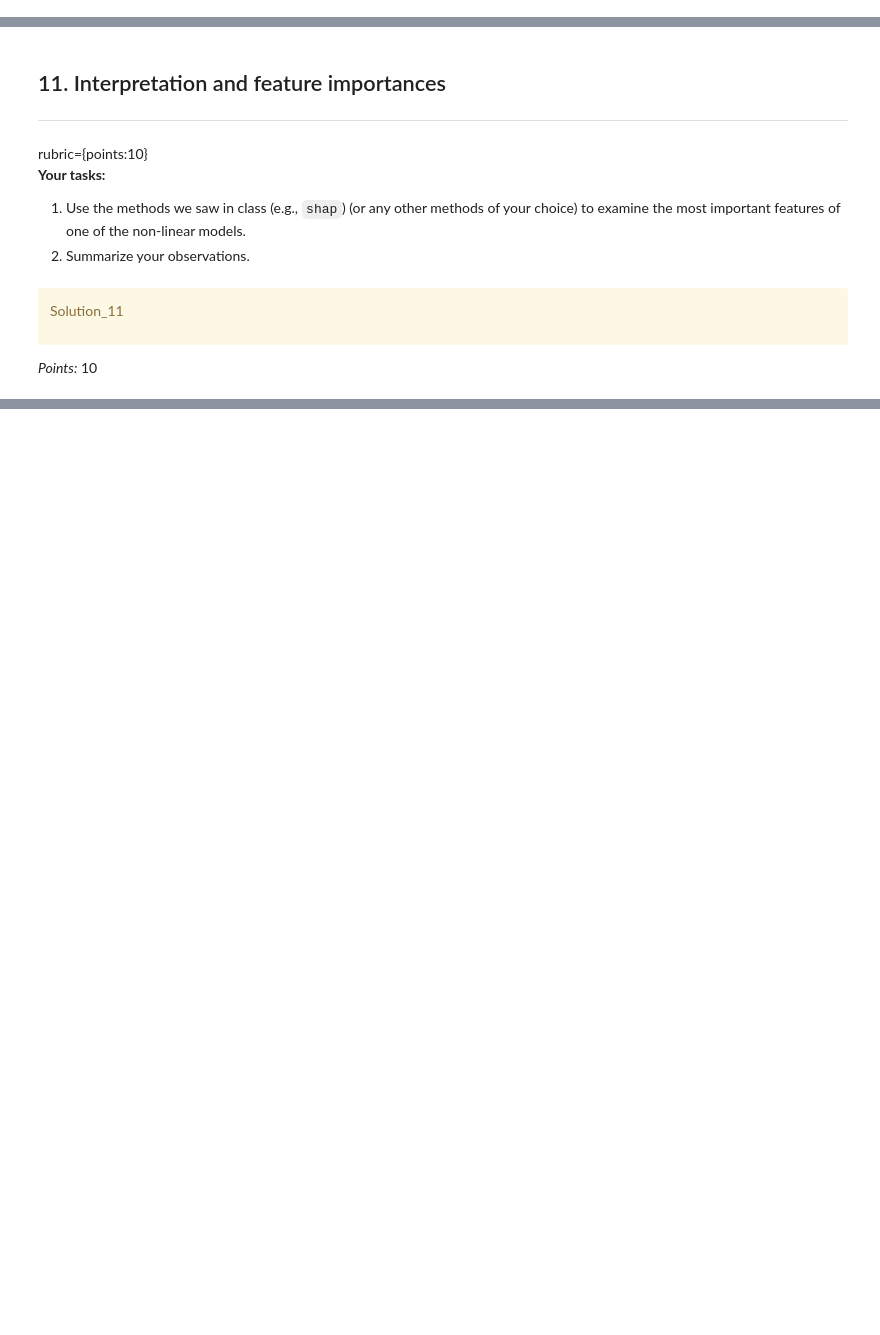
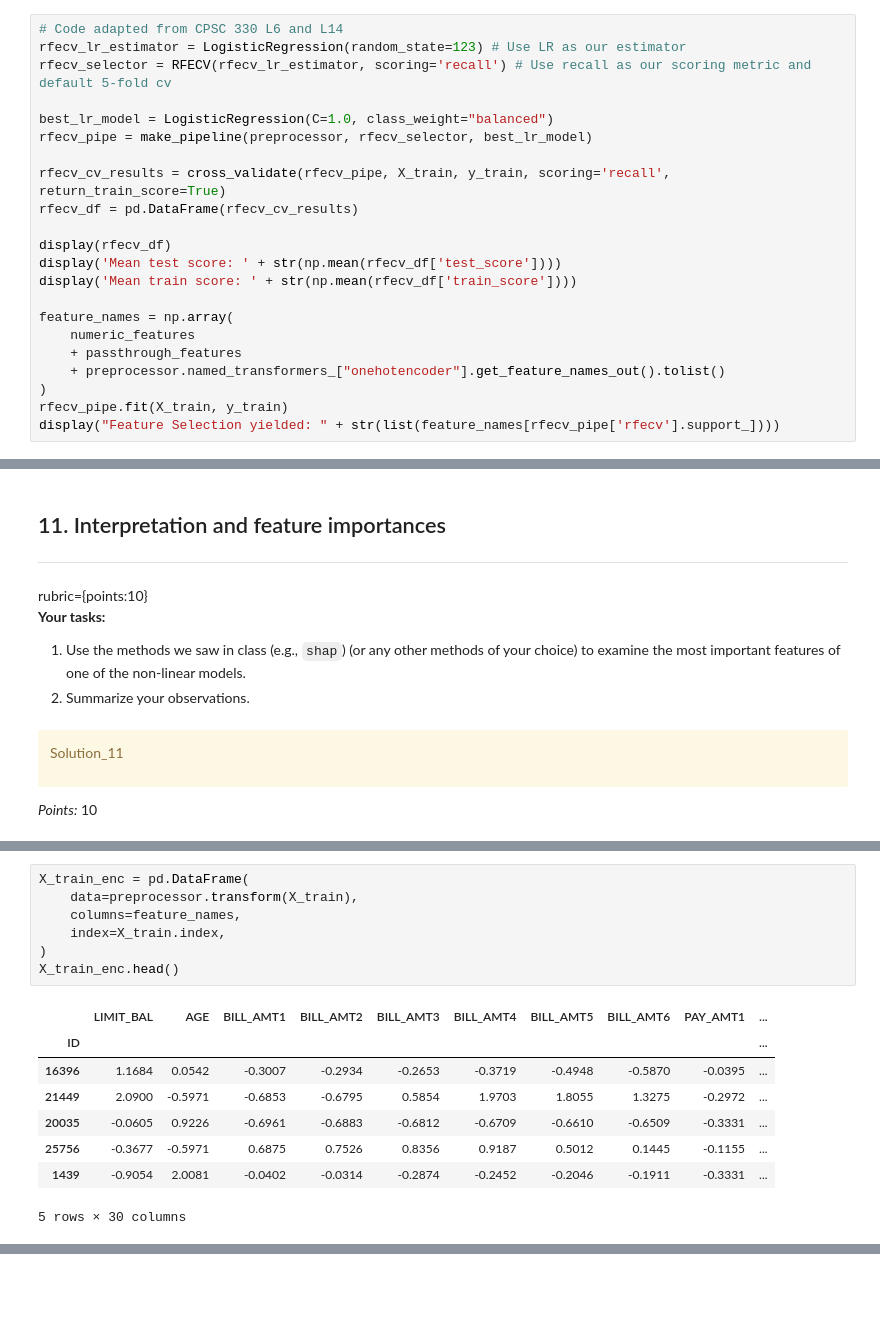
Before and after one commit to ritvikj7/Credit-Card-Default-Predictor, a Jupyter notebook: hw5.ipynb, the cells around one changed output, grey strips where cells are left out. Cells and saved outputs as stored; diff of their text form; blank space fills up the shorter version.

Commit message:
CPSC-330: question 12

```diff
--- a/hw5.ipynb
+++ b/hw5.ipynb
@@ -839,0 +838,22 @@ Ellipsis
+# %%
+# Code adapted from CPSC 330 L6 and L14
+rfecv_lr_estimator = LogisticRegression(random_state=123) # Use LR as our estimator
+rfecv_selector = RFECV(rfecv_lr_estimator, scoring='recall') # Use recall as our scoring metric and default 5-fold cv
+
+best_lr_model = LogisticRegression(C=1.0, class_weight="balanced")
+rfecv_pipe = make_pipeline(preprocessor, rfecv_selector, best_lr_model)
+
+rfecv_cv_results = cross_validate(rfecv_pipe, X_train, y_train, scoring='recall', return_train_score=True)
+rfecv_df = pd.DataFrame(rfecv_cv_results)
+
+display(rfecv_df)
+display('Mean test score: ' + str(np.mean(rfecv_df['test_score'])))
+display('Mean train score: ' + str(np.mean(rfecv_df['train_score'])))
+
+feature_names = np.array(
+    numeric_features
+    + passthrough_features
+    + preprocessor.named_transformers_["onehotencoder"].get_feature_names_out().tolist()
+)
+rfecv_pipe.fit(X_train, y_train)
+display("Feature Selection yielded: " + str(list(feature_names[rfecv_pipe['rfecv'].support_])))
@@ -943,0 +978,16 @@ _Type your answer here, replacing this text._
+# %%
+X_train_enc = pd.DataFrame(
+    data=preprocessor.transform(X_train),
+    columns=feature_names,
+    index=X_train.index,
+)
+X_train_enc.head()
+# %% [output]
+|  | LIMIT_BAL | AGE | BILL_AMT1 | BILL_AMT2 | BILL_AMT3 | BILL_AMT4 | BILL_AMT5 | BILL_AMT6 | PAY_AMT1 | ... |
+| ID |  |  |  |  |  |  |  |  |  | ... |
+| 16396 | 1.1684 | 0.0542 | -0.3007 | -0.2934 | -0.2653 | -0.3719 | -0.4948 | -0.5870 | -0.0395 | ... |
+| 21449 | 2.0900 | -0.5971 | -0.6853 | -0.6795 | 0.5854 | 1.9703 | 1.8055 | 1.3275 | -0.2972 | ... |
+| 20035 | -0.0605 | 0.9226 | -0.6961 | -0.6883 | -0.6812 | -0.6709 | -0.6610 | -0.6509 | -0.3331 | ... |
+| 25756 | -0.3677 | -0.5971 | 0.6875 | 0.7526 | 0.8356 | 0.9187 | 0.5012 | 0.1445 | -0.1155 | ... |
+| 1439 | -0.9054 | 2.0081 | -0.0402 | -0.0314 | -0.2874 | -0.2452 | -0.2046 | -0.1911 | -0.3331 | ... |
+5 rows × 30 columns
```
Also changed, not shown: parts of 55 cells of this notebook.
